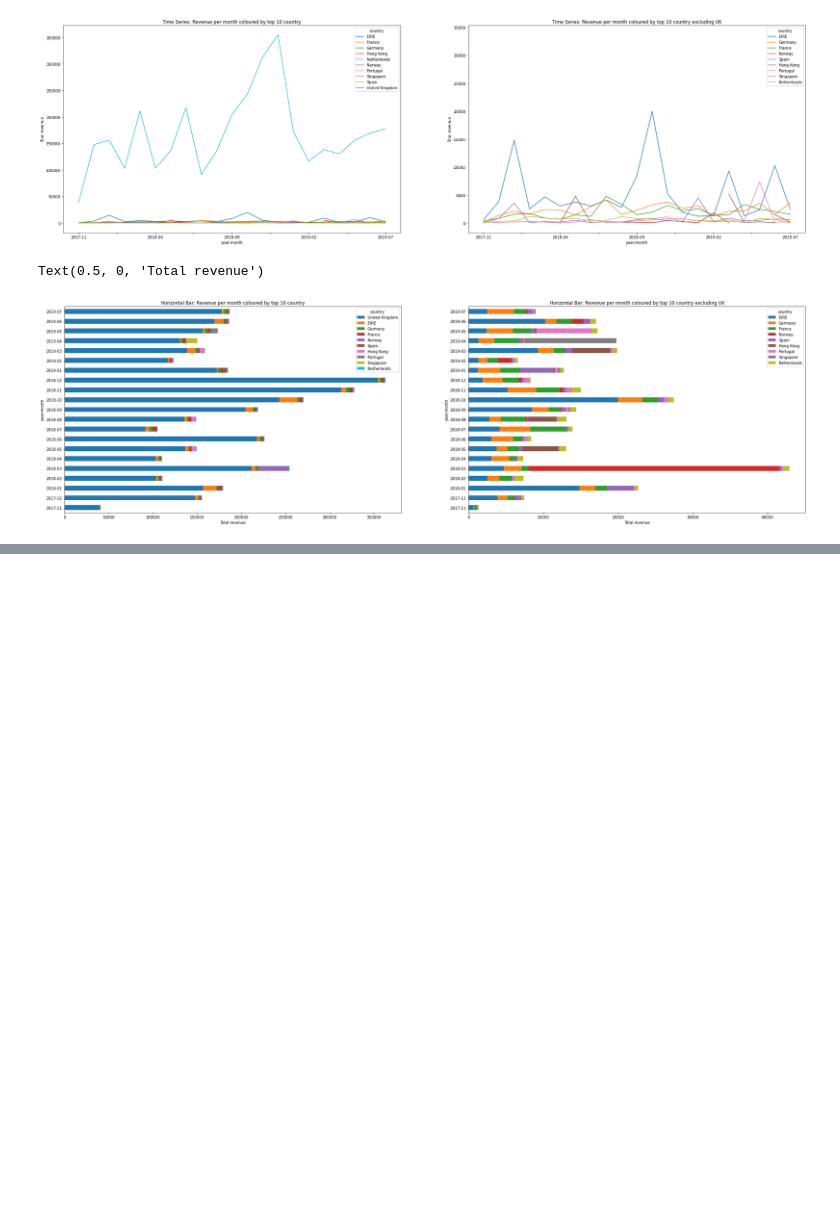
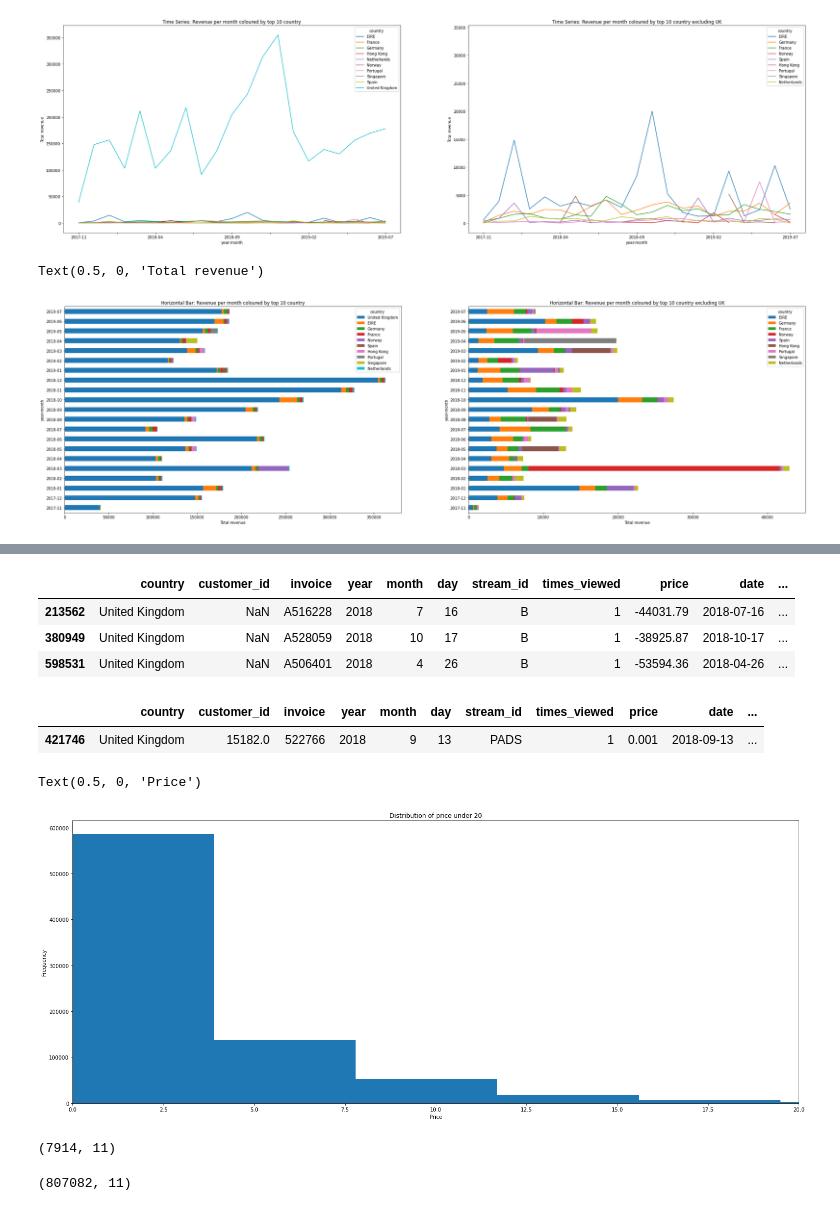
Before and after one commit to richardcure/capstone, a Jupyter notebook: EDA.ipynb, the cells around one changed output, grey strips where cells are left out. Drawn from its saved outputs; the diff is of its cells as text; code cells hidden in the pictures; blank space fills up the shorter version.

```diff
--- a/EDA.ipynb
+++ b/EDA.ipynb
@@ -275,0 +248,35 @@ t['times_viewed'].plot(kind='hist')
+# %%
+#find the negative transactions
+dfnegativeprice = df[df['price'] < 0]
+dfnegativeprice
+#there are 3 transactions with less than 0 for price
+# %% [output]
+|  | country | customer_id | invoice | year | month | day | stream_id | times_viewed | price | date | ... |
+| 213562 | United Kingdom | NaN | A516228 | 2018 | 7 | 16 | B | 1 | -44031.79 | 2018-07-16 | ... |
+| 380949 | United Kingdom | NaN | A528059 | 2018 | 10 | 17 | B | 1 | -38925.87 | 2018-10-17 | ... |
+| 598531 | United Kingdom | NaN | A506401 | 2018 | 4 | 26 | B | 1 | -53594.36 | 2018-04-26 | ... |
+# %%
+#subset on price bigger than 0
+dfpositiveprice = df[df['price'] > 0]
+
+#sort by price and check top value > 0
+dfpositiveprice.sort_values(by='price')[:1]
+# %% [output]
+|  | country | customer_id | invoice | year | month | day | stream_id | times_viewed | price | date | ... |
+| 421746 | United Kingdom | 15182.0 | 522766 | 2018 | 9 | 13 | PADS | 1 | 0.001 | 2018-09-13 | ... |
+# %%
+#plot histogram of price for all transactions under 20
+dfpositiveprice['price'].plot(kind='hist', bins=10000, figsize=(25,10), xlim=(0,20), title='Distribution of price under 20').set_xlabel('Price')
+# %% [output]
+Text(0.5, 0, 'Price')
+[figure, added]
+# %%
+#confirm total count of transactions with price over 20
+df[df['price'] > 20].shape
+# %% [output]
+(7914, 11)
+# %%
+#confirm total count of transactions with price under 20
+df[df['price'] < 20].shape
+# %% [output]
+(807082, 11)
```
Also changed, not shown: parts of 19 cells of this notebook, 12 other files.
